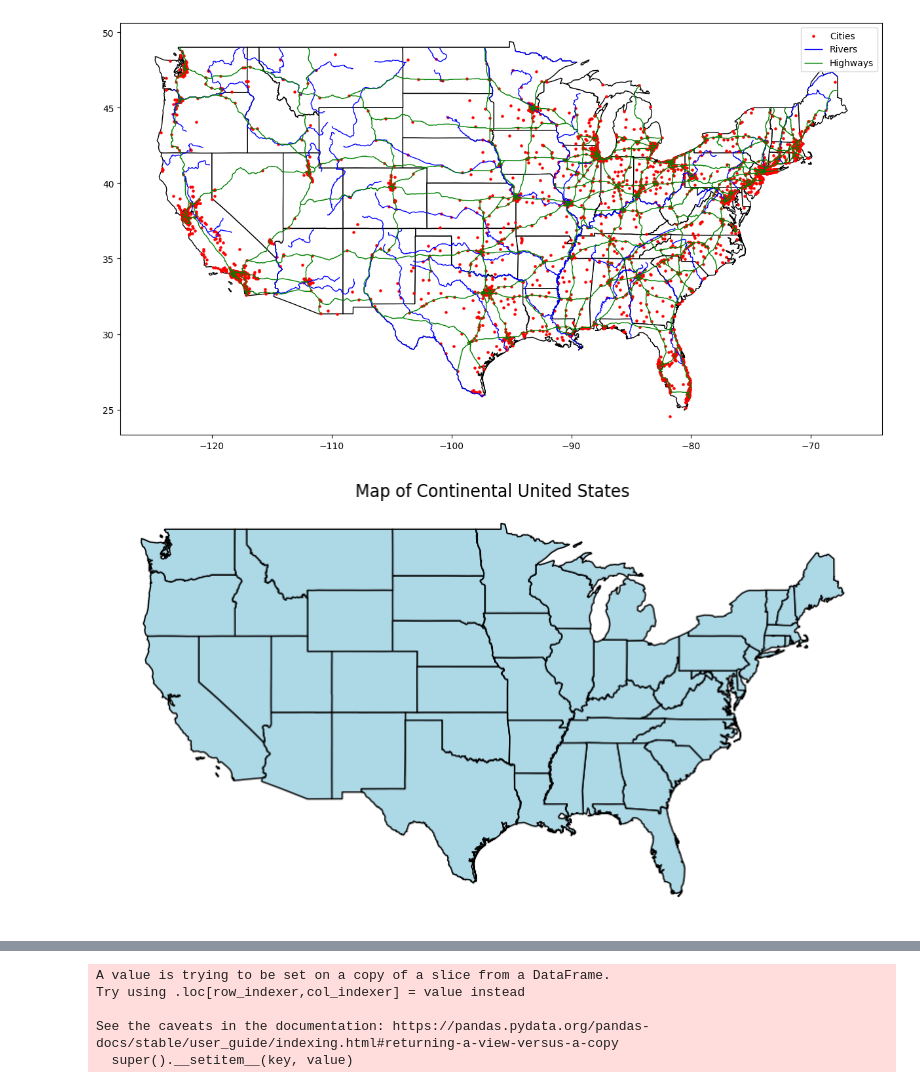
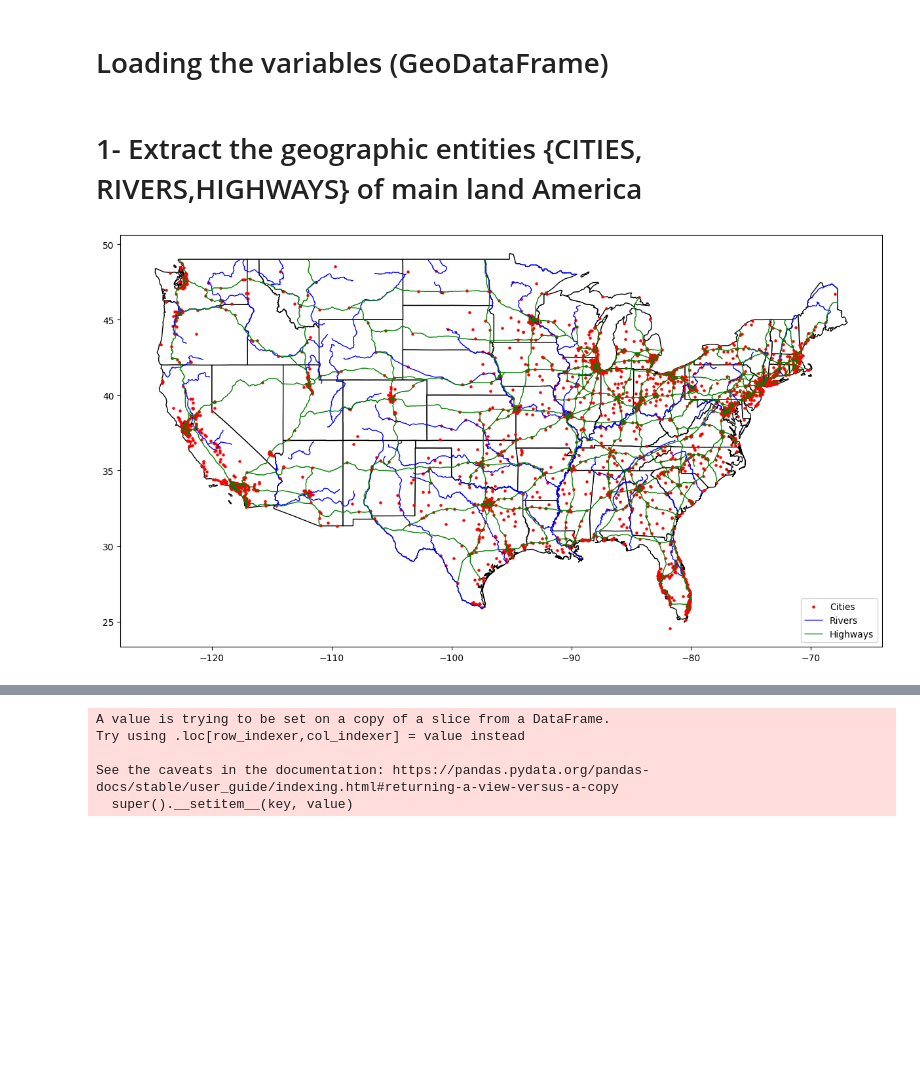
Before and after one commit to SayehOmar/Spatial_Analysis_Class, a Jupyter notebook: Exercice_1/tp1.ipynb, the cells around one changed output, grey strips where cells are left out. Saved outputs shown, nothing was run; the diff lists cells and outputs as text; code cells hidden in the pictures; blank space fills up the shorter version.

```diff
--- a/Exercice_1/tp1.ipynb
+++ b/Exercice_1/tp1.ipynb
@@ -5,3 +5,5 @@ import matplotlib.patches as mpatches
+# %% [markdown]
+# Loading the variables  (GeoDataFrame)
 # %%
 cities=gpd.read_file(r'donneesTP1\donneesTP1\cities.shp')
 counties=gpd.read_file(r'donneesTP1\donneesTP1\counties.shp')
@@ -9,43 +11,32 @@ rivers=gpd.read_file(r'donneesTP1\donneesTP1\us_rivers.shp')
 lakes=gpd.read_file(r'donneesTP1\donneesTP1\us_lakes.shp')
 states=gpd.read_file(r'donneesTP1\donneesTP1\states.shp')
 highways=gpd.read_file(r'donneesTP1\donneesTP1\intrstat.shp')
+# %% [markdown]
+# 1- Extract the geographic entities {CITIES, RIVERS,HIGHWAYS} of main land America
 # %%
 
 fig, ax = plt.subplots(figsize=(15, 15))
 # Filter out Alaska and Hawaii from the states GeoDataFrame
 continental_states = states[~states['STATE_NAME'].isin(['Alaska', 'Hawaii'])]
 
-excluded_river_indices = [39, 40, 41, 42, 43, 44, 45]
+# Filter out the rivers of Alaska and Hawaii from the rivers GeoDataFrame by their Index
+excluded_river_indices = [39, 40, 41, 42, 43, 44, 45] #List with index of the rivers
 continental_rivers = rivers[~rivers.index.isin(excluded_river_indices)]
 
+# Filter out cities from  Alaska and Hawaii from the cities GeoDataFrame
 continental_cities= cities[~cities['STATE_NAME'].isin(['Alaska', 'Hawaii'])]
 
+# Filter out highways from Alaska and Hawaii from the highways GeoDataFrame
+excluded_highways= highways[~highways['ROUTE_NUM'].isin(['IA4', 'IH1','IH2','IH3','IH201'])]#List of the highways ROUTE_NUM
 
-excluded_highways= highways[~highways['ROUTE_NUM'].isin(['IA4', 'IH1','IH2','IH3','IH201'])]
+#visualizing the data after the filtration
+base = continental_states.plot(ax=ax, color='white', edgecolor='black') #Creating the Base Map
+continental_cities.plot(ax=base, marker='o', color='red', markersize=5, label='Cities')#city plot
+continental_rivers.plot(ax=base, color='blue', linewidth=1, label='Rivers')#river plot
+excluded_highways.plot(ax=base, color='green', linewidth=1, label='Highways')#highway plot
 
-base = continental_states.plot(ax=ax, color='white', edgecolor='black')
-
-continental_cities.plot(ax=base, marker='o', color='red', markersize=5, label='Cities')
-continental_rivers.plot(ax=base, color='blue', linewidth=1, label='Rivers')
-excluded_highways.plot(ax=base, color='green', linewidth=1, label='Highways')
-
-plt.legend()
+plt.legend(loc='lower right')
 
 plt.show()
 # %% [output]
-[figure, old version]
+[figure, new version]
-# %%
-
-continental_states = states[~states['STATE_NAME'].isin(['Alaska', 'Hawaii'])]
-
-continental_states.to_file(r'donneesTP1\donneesTP1\continental_us.shp')
-
-
-# Plot the continental United States
-fig, ax = plt.subplots(figsize=(10, 8))
-continental_states.plot(ax=ax, color='lightblue', edgecolor='black')
-ax.set_title('Map of Continental United States')
-plt.axis('off')
-plt.show()
-# %% [output]
-[figure, removed]
```
Also changed, not shown: parts of 5 cells of this notebook, 50 other files.
